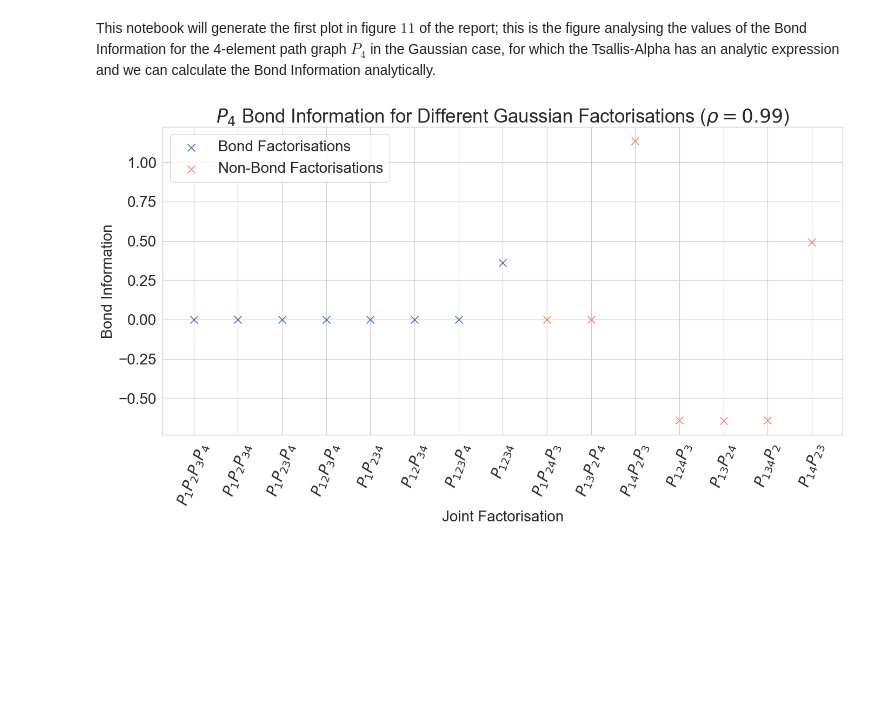
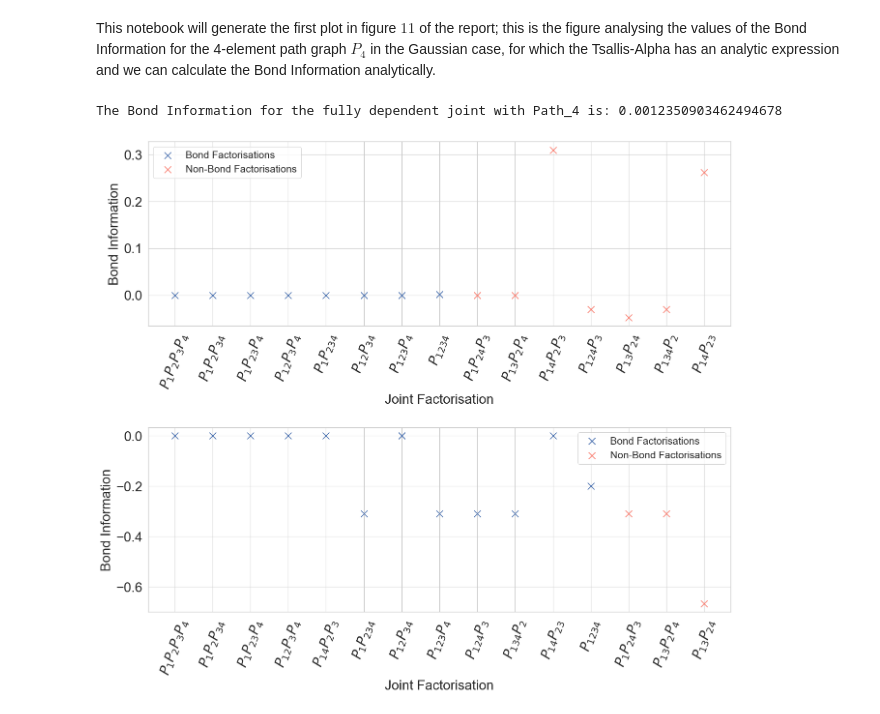
Before and after one commit to moritzstuebing/MScThesisRepoWIP, a Jupyter notebook: Notebooks/03_P_4_bond_information.ipynb, the cells around one changed output. Cells and saved outputs as stored; diff of their text form; code cells hidden in the pictures; blank space fills up the shorter version.

```diff
--- a/Notebooks/03_P_4_bond_information.ipynb
+++ b/Notebooks/03_P_4_bond_information.ipynb
@@ -12,31 +12,41 @@ from Modules.moebius_machinery import *
 # %%
 # Calculating bond informations
 P_4 = nx.path_graph(4)
-bond_facts, nonbond_facts = factorised_bi(P_4, walk_bond_finder, 0.99)
+bond_facts_path, nonbond_facts_path = factorised_bi(P_4, walk_bond_finder, 0.8)
+
+# Calculating bond informations
+C_4 = nx.cycle_graph(4)
+bond_facts_cycle, nonbond_facts_cycle = factorised_bi(C_4, walk_bond_finder, 0.8)
-# %%
-# Plotting
-sns.set_theme(style="whitegrid", context="paper")
-
-fig, ax = plt.subplots(figsize=(14, 8))
-
-x = range(15)
-
-ax.scatter(x[:len(list(bond_facts.values()))], list(bond_facts.values()), marker="x", s=100,
-        label="Bond Factorisations")
-ax.scatter(x[len(list(bond_facts.values())):], list(nonbond_facts.values()), marker="x", s=100,
-        color="salmon", label="Non-Bond Factorisations")
-
-ax.set_xticks(x)
-
-ax.set_xticklabels([bond_to_label(k) for k in (bond_facts).keys()] +
-                   [bond_to_label(k) for k in (nonbond_facts).keys()], rotation=70)
-ax.set_ylabel("Bond Information", fontsize=20)
-ax.set_xlabel("Joint Factorisation", fontsize=20)
-ax.tick_params(labelsize=20)
-ax.set_title(r"$P_4$ Bond Information for Different Gaussian Factorisations ($\rho=0.99$)", fontsize=25)
-plt.legend(fontsize=20)
-
-plt.tight_layout()
-plt.savefig(r"C:\Users\morit\Thesis_Repo\Plots\four_path_bi_gaussian.pdf", bbox_inches="tight", pad_inches=0.02)
-# %% [output]
-[figure, removed]
+# %%
+print(f"The Bond Information for the fully dependent joint with Path_4 is: {list(bond_facts_path.values())[-1]}")
+# %% [output]
+The Bond Information for the fully dependent joint with Path_4 is: 0.0012350903462494678
+# %%
+# Plotting
+sns.set_theme(style="whitegrid", context="paper")
+
+fig, (ax_path, ax_cycle) = plt.subplots(2, 1, figsize=(14, 12))
+
+def plot_bi(ax, bond_facts, nonbond_facts):
+    n_bond = len(bond_facts)
+    n_total = n_bond + len(nonbond_facts)
+    x = range(n_total)
+    ax.scatter(x[:n_bond], list(bond_facts.values()), marker="x", s=100,
+               label="Bond Factorisations")
+    ax.scatter(x[n_bond:], list(nonbond_facts.values()), marker="x", s=100,
+               color="salmon", label="Non-Bond Factorisations")
+    ax.set_xticks(list(x))
+    ax.set_xticklabels([bond_to_label(k) for k in bond_facts.keys()] +
+                       [bond_to_label(k) for k in nonbond_facts.keys()], rotation=70)
+    ax.set_ylabel("Bond Information", fontsize=20)
+    ax.set_xlabel("Joint Factorisation", fontsize=20)
+    ax.tick_params(labelsize=20)
+    ax.legend(fontsize=15)
+
+plot_bi(ax_path,  bond_facts_path,  nonbond_facts_path)
+plot_bi(ax_cycle, bond_facts_cycle, nonbond_facts_cycle)
+
+fig.subplots_adjust(left=0.12, right=0.98, top=0.96, bottom=0.15, hspace=0.55)
+fig.savefig(r"C:\Users\morit\Thesis_Repo\Plots\bond_information_plots.pdf")
+# %% [output]
+[figure, added]
```
Also changed, not shown: parts of 1 cell of this notebook, 6 other files.
